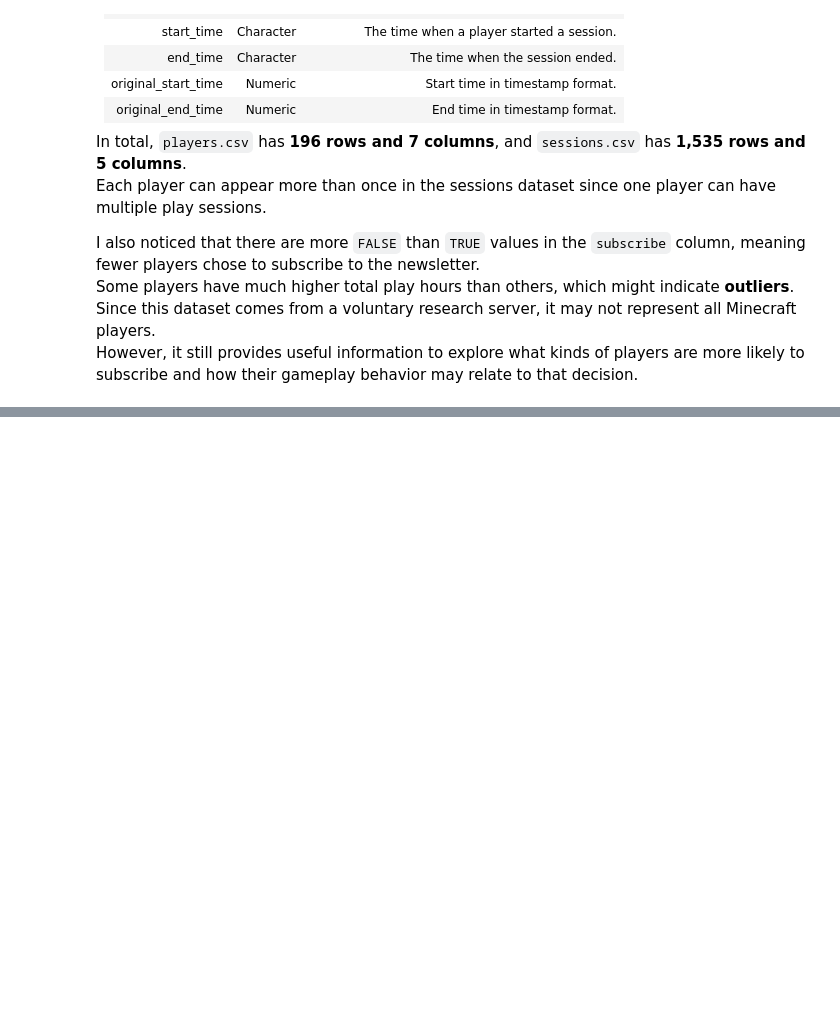
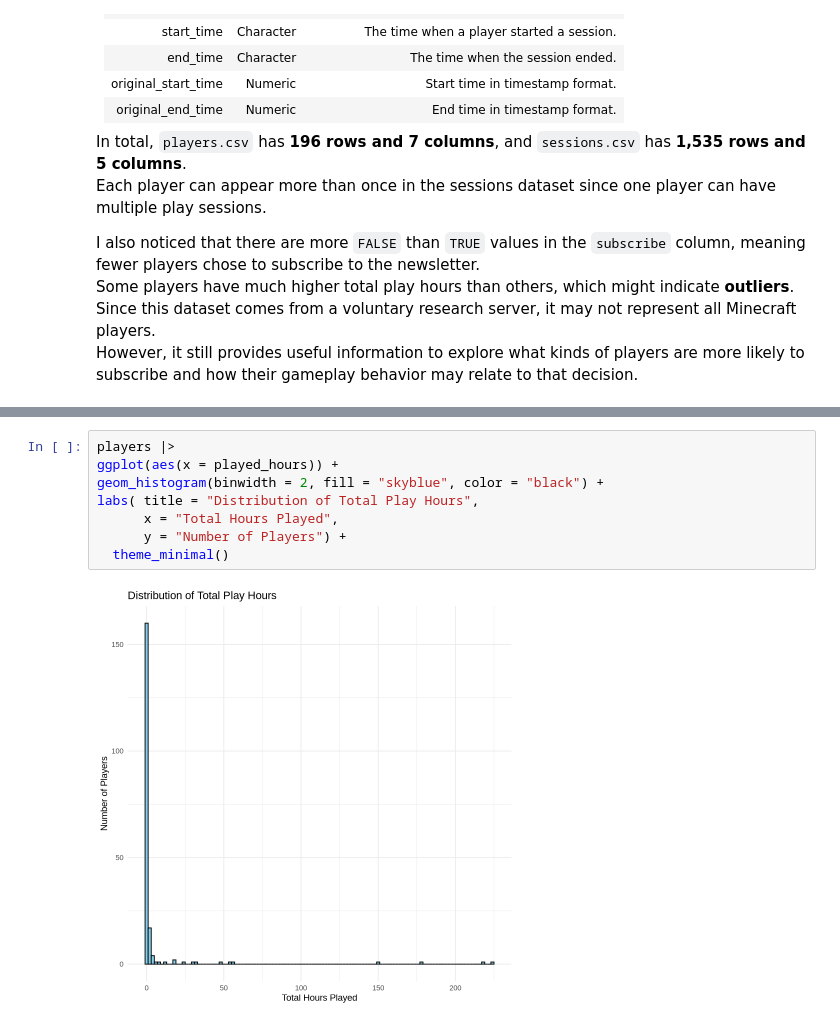
Before and after one commit to Nie3025/minecraft-player-prediction, a Jupyter notebook: jing-nie-minecraft-prediction.ipynb, the cells around one changed output, grey strips where cells are left out. Cells and saved outputs as stored; diff of their text form; blank space fills up the shorter version.

Commit message:
Added Section 3: Exploratory Data Analysis (mean summary and histogram visualization)

```diff
--- a/jing-nie-minecraft-prediction.ipynb
+++ b/jing-nie-minecraft-prediction.ipynb
@@ -71,0 +88,10 @@ However, it still provides useful information to explore what kinds of players a
+# %%
+players |>
+ggplot(aes(x = played_hours)) +
+geom_histogram(binwidth = 2, fill = "skyblue", color = "black") +
+labs( title = "Distribution of Total Play Hours",
+      x = "Total Hours Played",
+      y = "Number of Players") +
+  theme_minimal()
+# %% [output]
+[figure, added]
```
Also changed, not shown: parts of 8 cells of this notebook.
